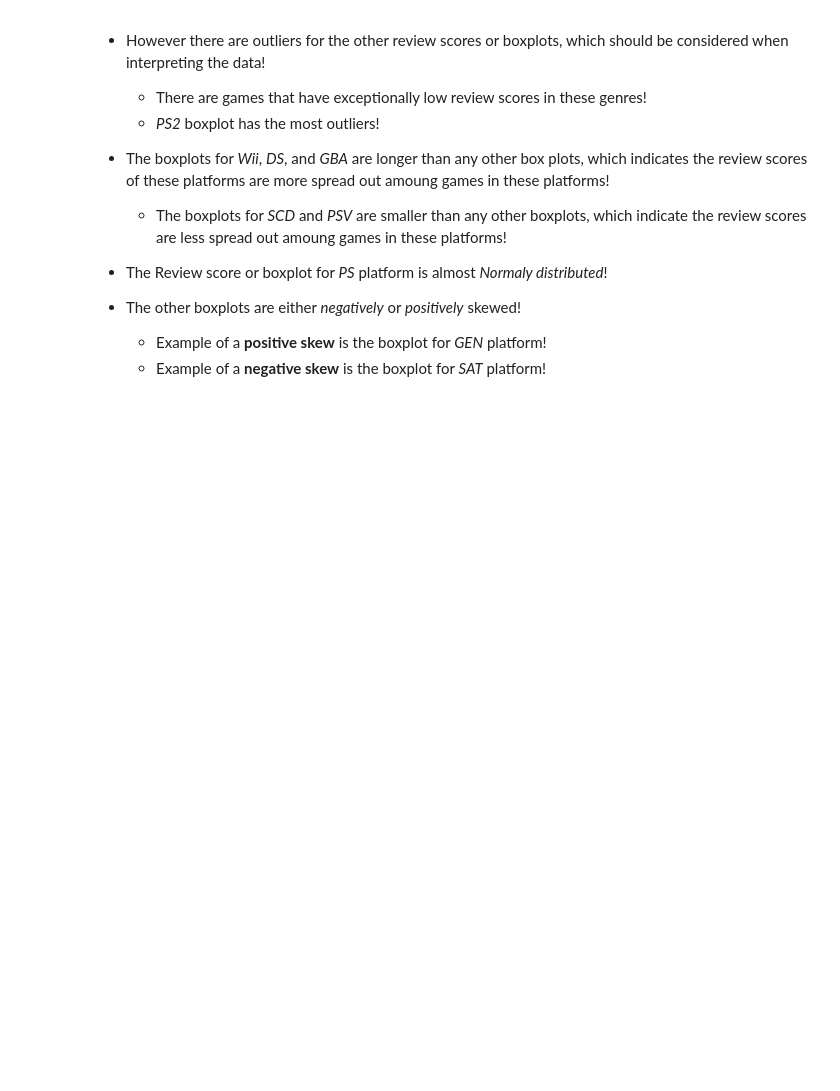
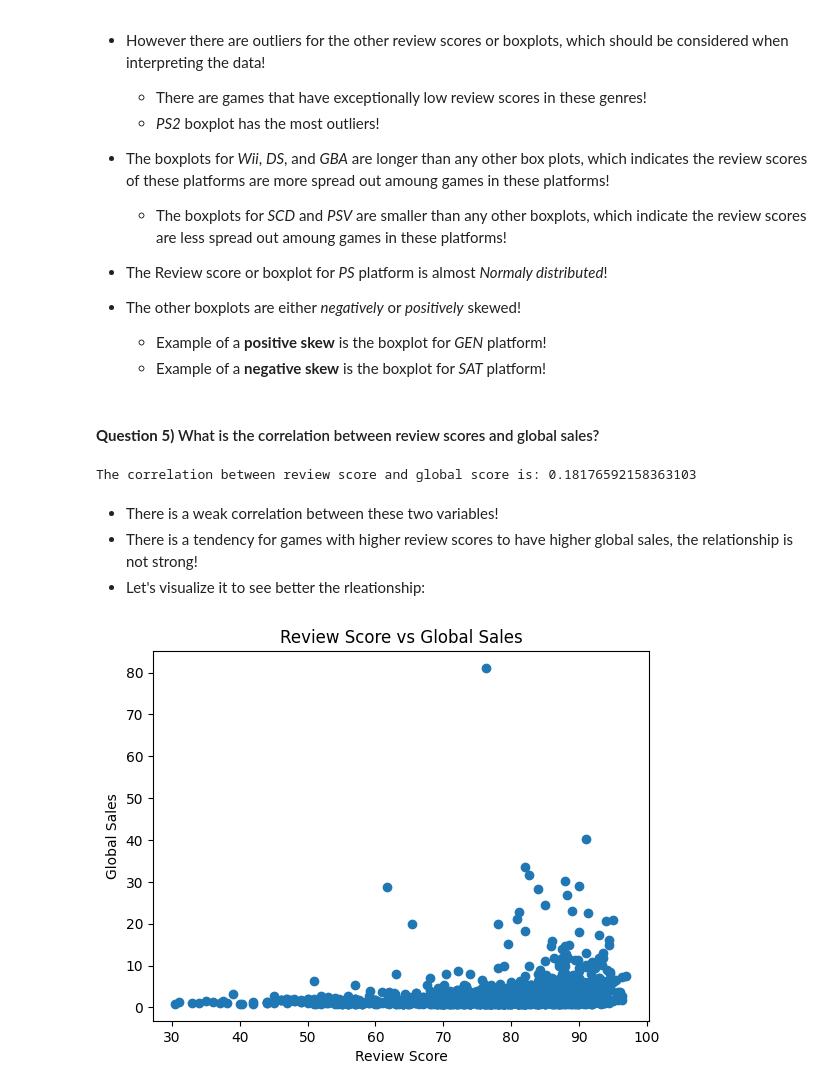
Before and after one commit to Darknight47/The-Effects-Of-Genre-Platform-On-A-Game, a Jupyter notebook: analyze.ipynb, the cells around one changed output. Cells and saved outputs as stored; diff of their text form; code cells hidden in the pictures; blank space fills up the shorter version.

Commit message:
question 5

```diff
--- a/analyze.ipynb
+++ b/analyze.ipynb
@@ -271,3 +271,24 @@ plt.show()
 * The other boxplots are either *negatively* or *positively* skewed!
     * Example of a **positive skew** is the boxplot for *GEN* platform!
     * Example of a **negative skew** is the boxplot for *SAT* platform!
+# %% [markdown]
+#### **Question 5)** What is the correlation between review scores and global sales?
+# %%
+# Checking the correlation between review scores and global sales!
+reviewScore_globalScore_correlation = games_dataset['Review'].corr(games_dataset['Global'])
+print("The correlation between review score and global score is:", reviewScore_globalScore_correlation)
+# %% [output]
+The correlation between review score and global score is: 0.18176592158363103
+# %% [markdown]
+* There is a weak correlation between these two variables!
+* There is a tendency for games with higher review scores to have higher global sales, the relationship is not strong!
+* Let's visualize it to see better the rleationship:
+# %%
+# Visualizing the relationship between these two variables!
+plt.scatter(games_dataset['Review'], games_dataset['Global'])
+plt.xlabel('Review Score')
+plt.ylabel('Global Sales')
+plt.title('Review Score vs Global Sales')
+plt.show()
+# %% [output]
+[figure, added]
```
Also changed, not shown: parts of 1 cell of this notebook.
